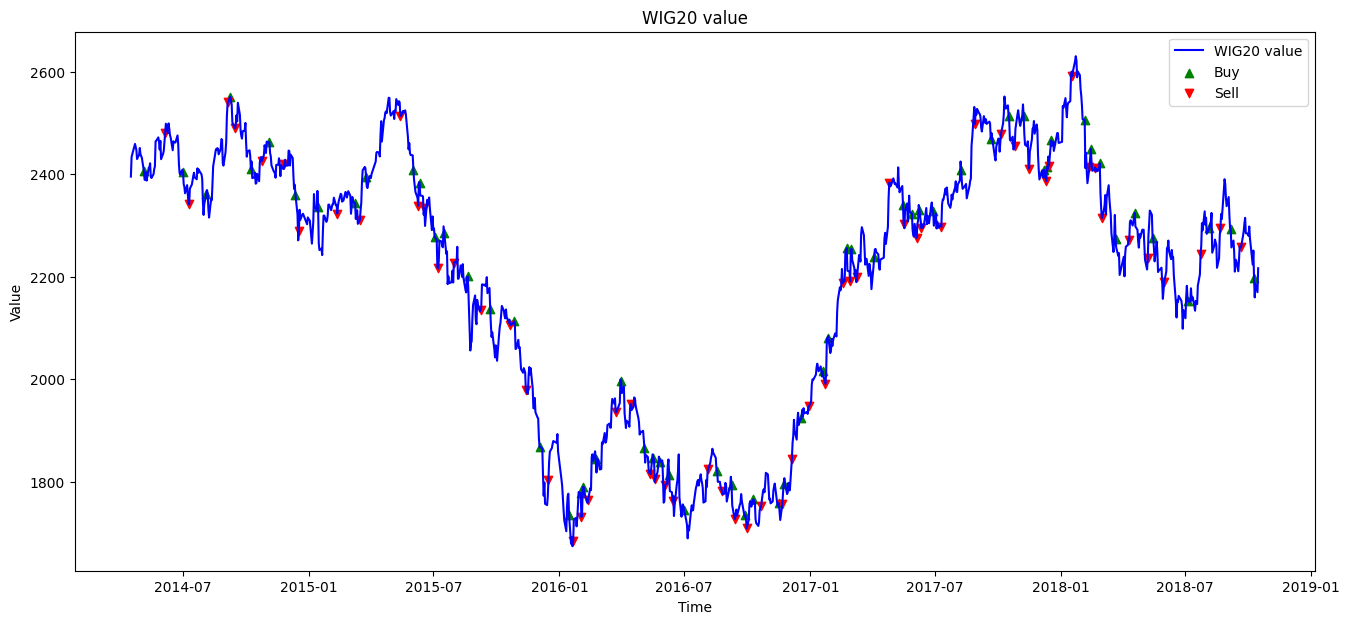
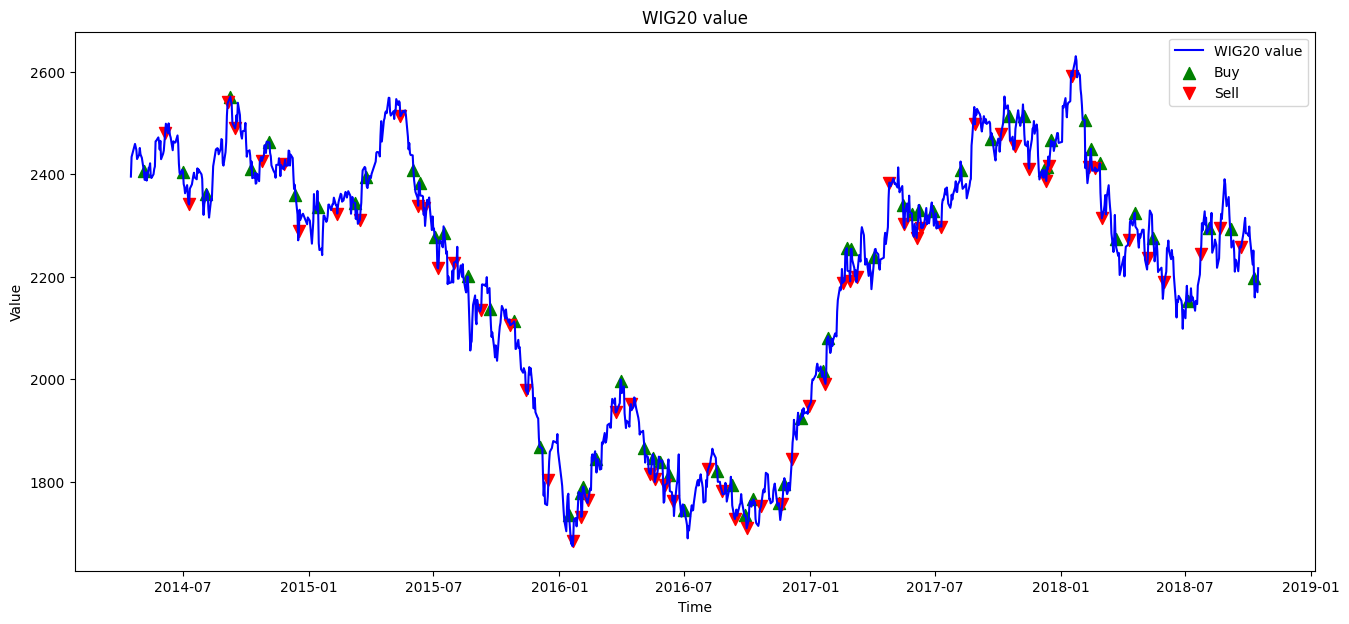
The notebook cell's code change between the first figure and the second:
--- before
+++ after
@@ -10,6 +10,6 @@
 
 
-plt.scatter(buyPoints, buyValues, color='green', marker='^', label='Buy')
-plt.scatter(sellPoints, sellValues, color='red', marker='v', label='Sell')
+plt.scatter(buyPoints, buyValues, color='green', marker='^', label='Buy', s=75)
+plt.scatter(sellPoints, sellValues, color='red', marker='v', label='Sell', s=75)
 plt.legend(loc='upper right')
 

Commit: Update trading data visualization in MACD report with new chart image